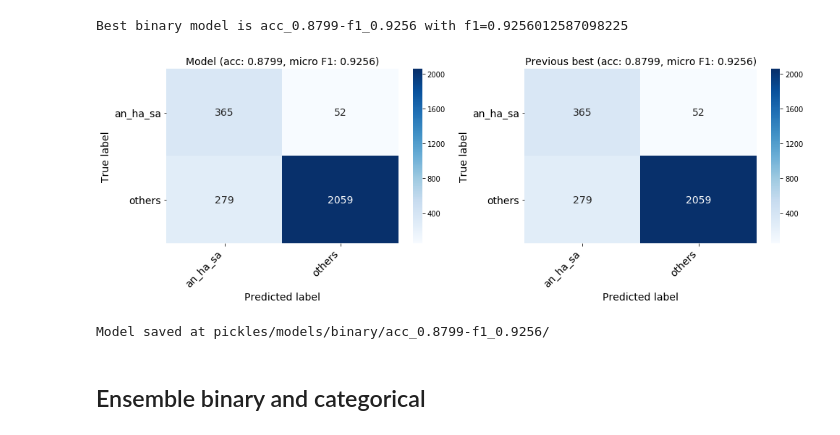
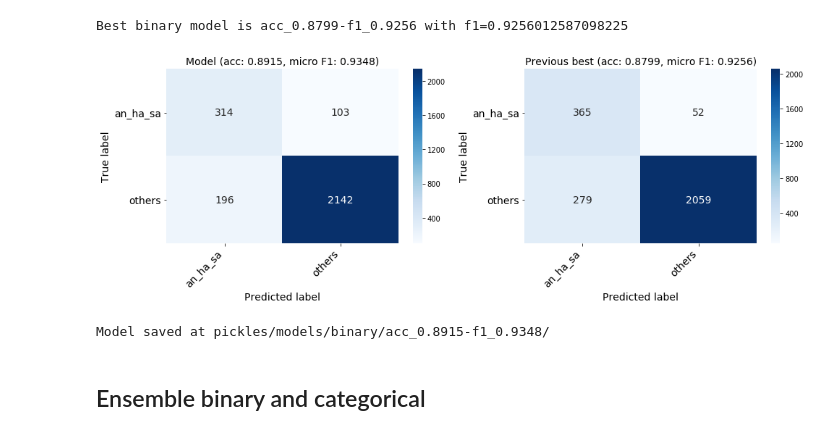
Before and after one commit to Garfounkel/emotion_analysis, a Jupyter notebook: playground.ipynb, the cells around one changed output. Saved outputs shown, nothing was run; the diff lists cells and outputs as text; code cells hidden in the pictures.

```diff
--- a/playground.ipynb
+++ b/playground.ipynb
@@ -24,7 +24,7 @@ embeddings_path = '../sentiment_analysis/data/embeddings/datastories.twitter.300
 # %% [markdown]
 ### Load and preprocess Train and Test
 # %%
-(X_train, y_train), (X_test, y_test), (vocab, max_seq_len) = load_datasets_and_vocab_pipeline()
+(X_train_txt, y_train), (X_test_txt, y_test), (vocab, max_seq_len) = load_datasets_and_vocab_pipeline()
 # %% [output]
 Reading twitter - 1grams ...
 Reading twitter - 2grams ...
@@ -132,8 +131,8 @@ max_seq_len = word_index['<max_seq_len>']
 # %% [markdown]
 ### Transforming our sequences of words to indexes
 # %%
-X_train = sequences_to_index(X_train, word_index, max_seq_len)
-X_test = sequences_to_index(X_test, word_index, max_seq_len)
+X_train = sequences_to_index(X_train_txt, word_index)
+X_test = sequences_to_index(X_test_txt, word_index)
 
 X_train.shape, X_test.shape
 # %% [output]
@@ -356,14 +376,16 @@ model_bin = load_model('pickles/models/best_bin.h5')
 best_bin_metrics = load_best_metrics(mode='binary')
 # %% [output]
 Best binary model is acc_0.8799-f1_0.9256 with f1=0.9256012587098225
+# %%
+preds_2_tst = model_bin.predict(X_test, batch_size=128)
 # %%
-model_bin_metrics = compare_metrics(preds_2, y_test, best_bin_metrics, binary_model=True)
+model_bin_metrics = compare_metrics(preds_2_tst, y_test, best_bin_metrics, mode='binary')
 # %% [output]
-[figure, old version]
+[figure, new version]
 # %%
 save_model_full(model_bin, emb_matrix, word_index, model_bin_metrics)
 # %% [output]
-Model saved at pickles/models/binary/acc_0.8799-f1_0.9256/
+Model saved at pickles/models/binary/acc_0.8915-f1_0.9348/
 # %% [markdown]
 ## Ensemble binary and categorical
 # %%
```
Also changed, not shown: parts of 12 cells of this notebook, 4 other files.
